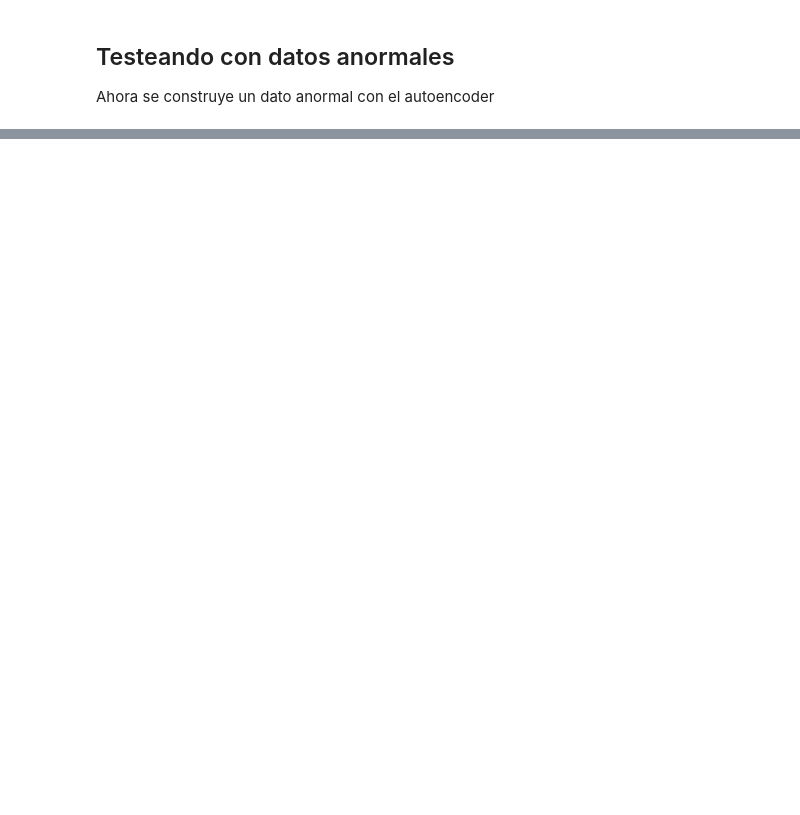
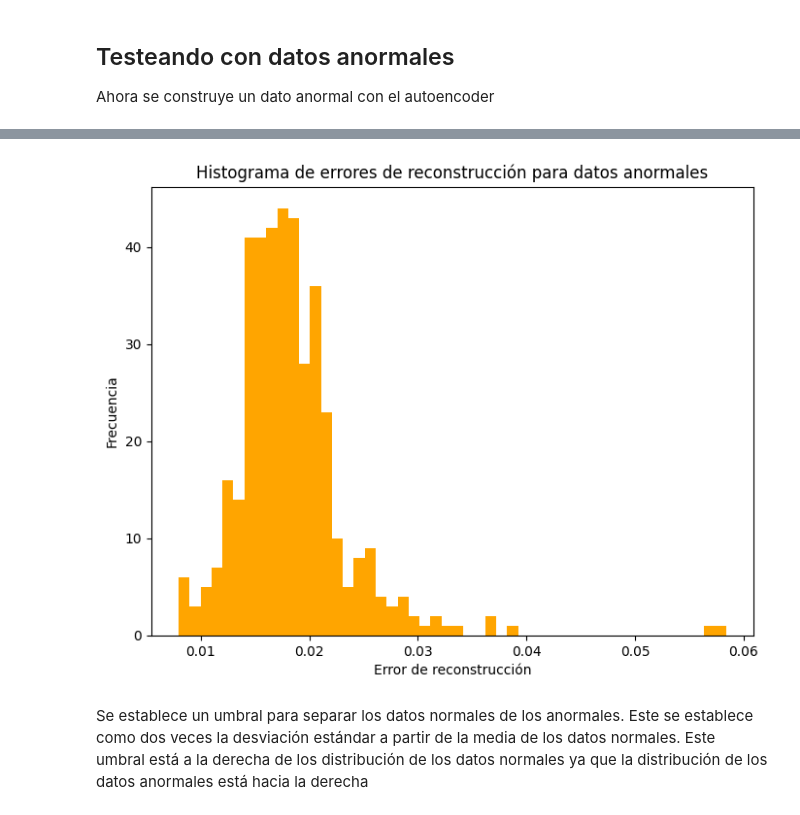
Before and after one commit to frantorres14/ECG-Anomaly-Detection-and-Classification-using-AutoEncoders, a Jupyter notebook: autoencoder_detection_anomalias.ipynb, the cells around one changed output, grey strips where cells are left out. Cells and saved outputs as stored; diff of their text form; code cells hidden in the pictures; blank space fills up the shorter version.

```diff
--- a/autoencoder_detection_anomalias.ipynb
+++ b/autoencoder_detection_anomalias.ipynb
@@ -240,0 +243,13 @@ plt.show()
+# %%
+# Para los datos anómalos
+reconstructed_anomalous = autoencoder.predict(anormal_x_test)
+mse_anomalous = np.mean(np.square(anormal_x_test - reconstructed_anomalous), axis=1)
+
+# Crear un histograma de los errores de reconstrucción
+plt.figure(figsize=(8, 6))
+plt.hist(mse_anomalous, bins=50, color='orange')
+plt.title('Histograma de errores de reconstrucción para datos anormales')
+plt.xlabel('Error de reconstrucción')
+plt.ylabel('Frecuencia')
+plt.show()
+# %% [output]
@@ -241,3 +257,6 @@ plt.show()
+[figure, added]
+# %% [markdown]
+Se establece un umbral para separar los datos normales de los anormales. Este se establece como dos veces la desviación estándar a partir de la media de los datos normales. Este umbral está a la derecha de los distribución de los datos normales ya que la distribución de los datos anormales está hacia la derecha
 # %%
 # Establecer el threshold usando el MSE de los datos normales
 threshold = np.mean(mse_normal_test) + 2 * np.std(mse_normal_test)
```
Also changed, not shown: parts of 17 cells of this notebook, 1 other file.
